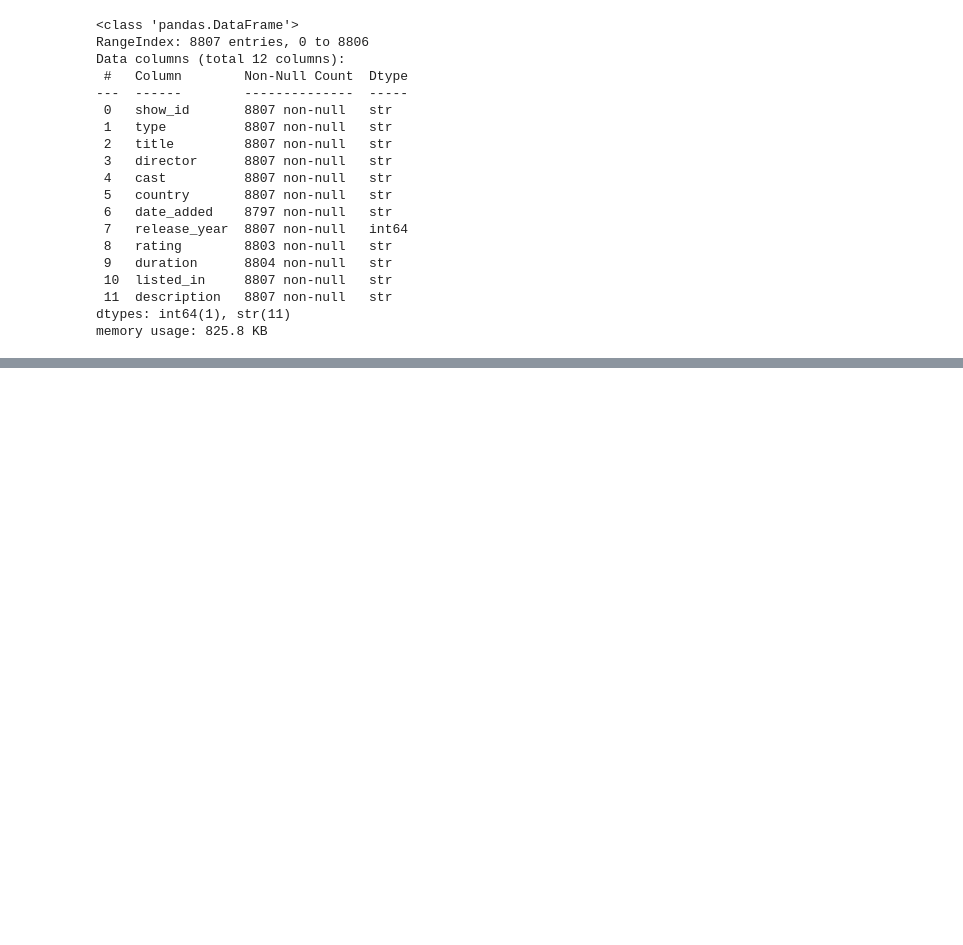
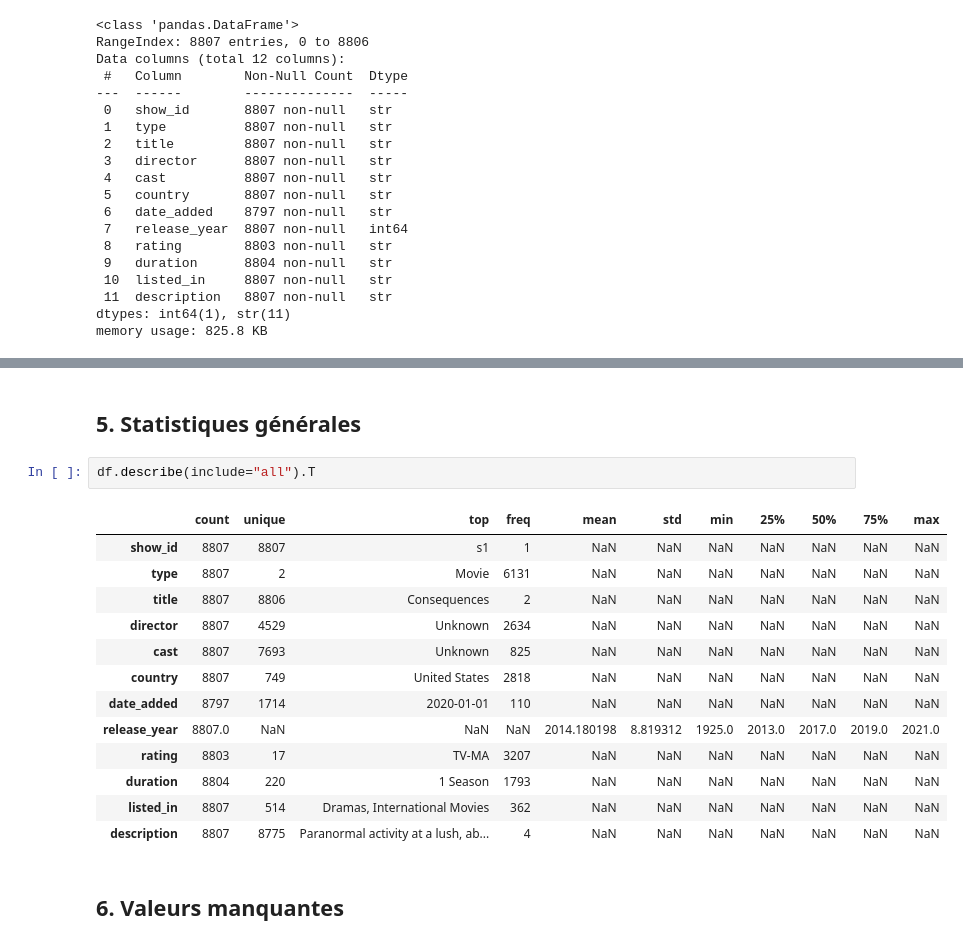
Before and after one commit to NyxStackX/content-analytics, a Jupyter notebook: notebooks/01_exploration.ipynb, the cells around one changed output, grey strips where cells are left out. Cells and saved outputs as stored; diff of their text form; blank space fills up the shorter version.

```diff
--- a/notebooks/01_exploration.ipynb
+++ b/notebooks/01_exploration.ipynb
@@ -37,0 +88,20 @@ memory usage: 825.8 KB
+# %% [markdown]
+## 5. Statistiques générales
+# %%
+df.describe(include="all").T
+# %% [output]
+|  | count | unique | top | freq | mean | std | min | 25% | 50% | 75% | max |
+| show_id | 8807 | 8807 | s1 | 1 | NaN | NaN | NaN | NaN | NaN | NaN | NaN |
+| type | 8807 | 2 | Movie | 6131 | NaN | NaN | NaN | NaN | NaN | NaN | NaN |
+| title | 8807 | 8806 | Consequences | 2 | NaN | NaN | NaN | NaN | NaN | NaN | NaN |
+| director | 8807 | 4529 | Unknown | 2634 | NaN | NaN | NaN | NaN | NaN | NaN | NaN |
+| cast | 8807 | 7693 | Unknown | 825 | NaN | NaN | NaN | NaN | NaN | NaN | NaN |
+| country | 8807 | 749 | United States | 2818 | NaN | NaN | NaN | NaN | NaN | NaN | NaN |
+| date_added | 8797 | 1714 | 2020-01-01 | 110 | NaN | NaN | NaN | NaN | NaN | NaN | NaN |
+| release_year | 8807.0 | NaN | NaN | NaN | 2014.180198 | 8.819312 | 1925.0 | 2013.0 | 2017.0 | 2019.0 | 2021.0 |
+| rating | 8803 | 17 | TV-MA | 3207 | NaN | NaN | NaN | NaN | NaN | NaN | NaN |
+| duration | 8804 | 220 | 1 Season | 1793 | NaN | NaN | NaN | NaN | NaN | NaN | NaN |
+| listed_in | 8807 | 514 | Dramas, International Movies | 362 | NaN | NaN | NaN | NaN | NaN | NaN | NaN |
+| description | 8807 | 8775 | Paranormal activity at a lush, ab... | 4 | NaN | NaN | NaN | NaN | NaN | NaN | NaN |
+# %% [markdown]
+## 6. Valeurs manquantes
```
Also changed, not shown: parts of 31 cells of this notebook.
